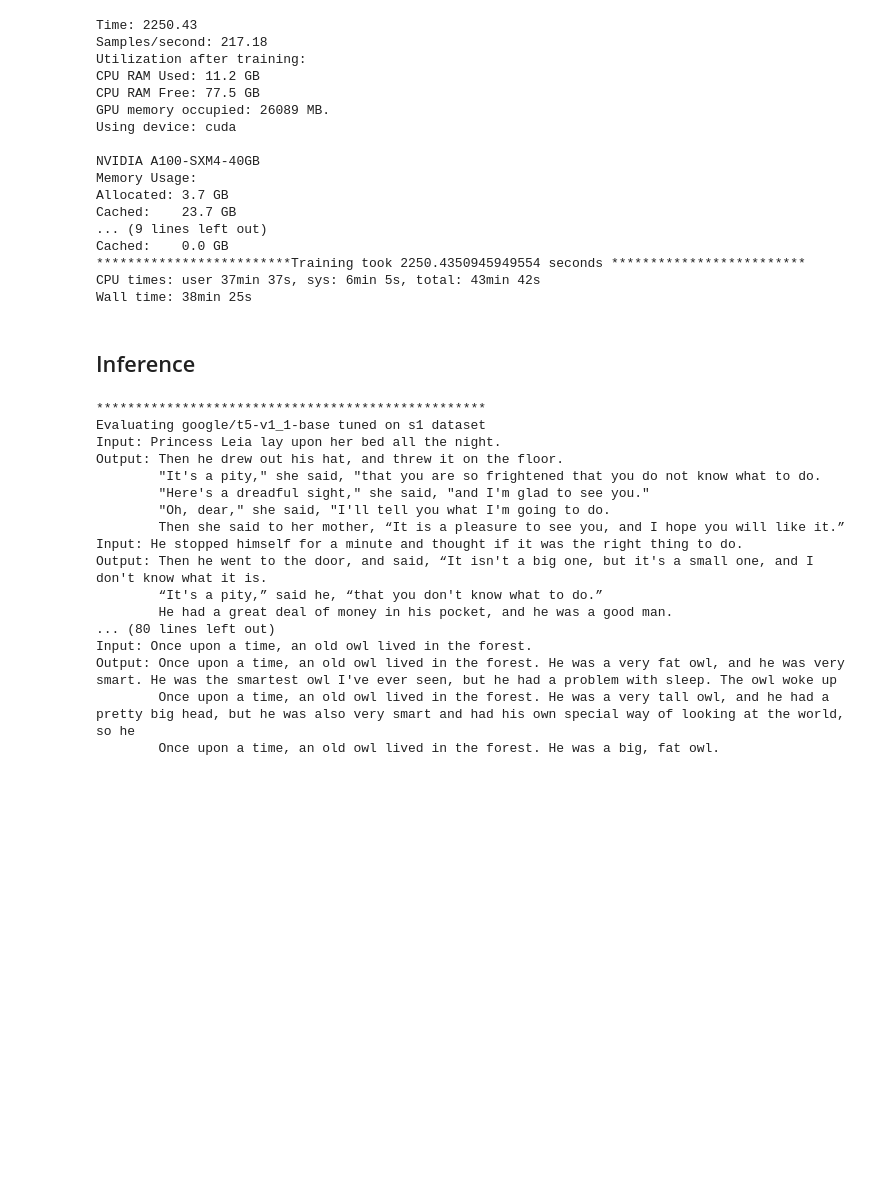
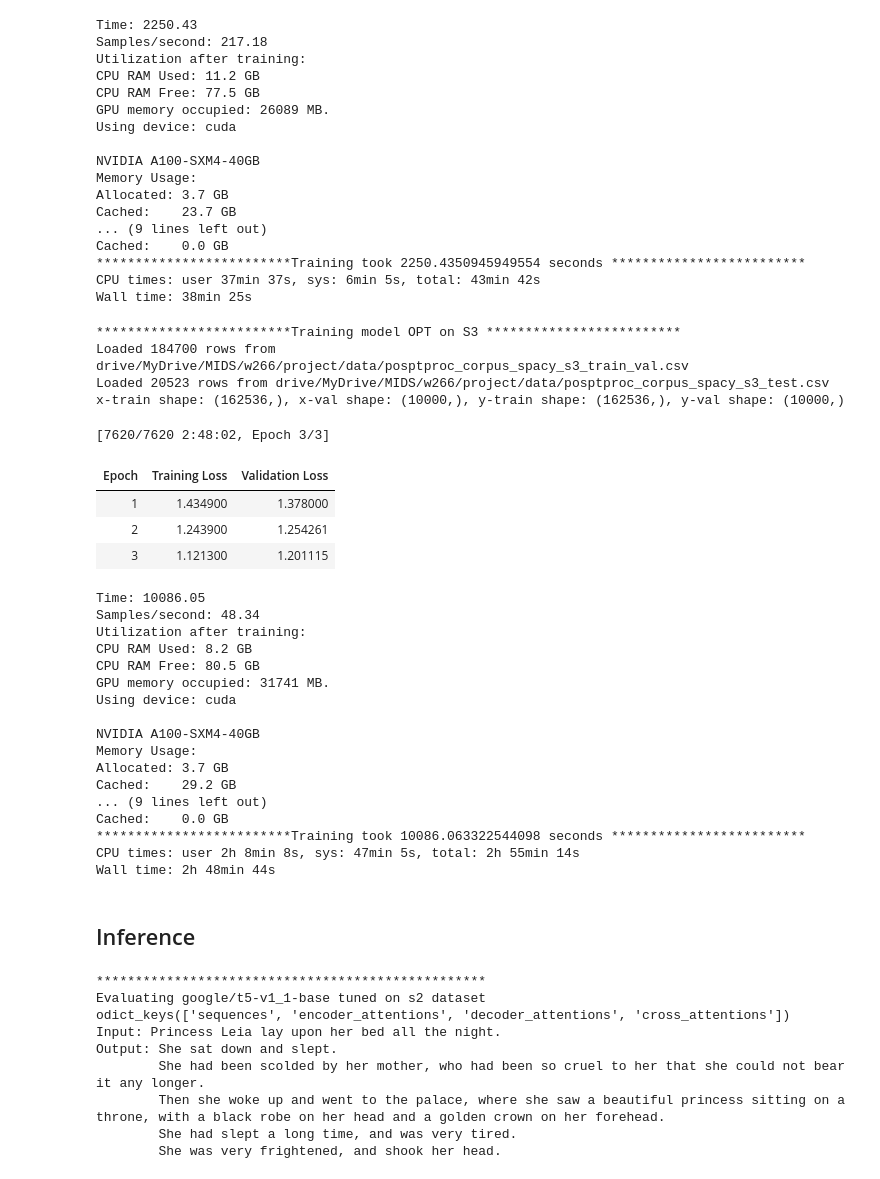
Before and after one commit to ram-senth/datasci-w266-2023-spring-team-story-bot, a Jupyter notebook: model_finetuning.ipynb, the cells around one changed output. Saved outputs shown, nothing was run; the diff lists cells and outputs as text; code cells hidden in the pictures; blank space fills up the shorter version.

Commit message:
Added training of OPT model on S3 dataset

```diff
--- a/model_finetuning.ipynb
+++ b/model_finetuning.ipynb
@@ -294,6 +293,8 @@ tuning_configs = common.create_configs(GDRIVE_BASE, t5_trainer_provider, t5_data
 # %% [markdown]
 ## Train Model
 # %%
+tuning_configs = common.create_configs(GDRIVE_BASE, t5_trainer_provider, t5_datasets_provider, opt_trainer_provider, opt_datasets_provider)
+
 def train(config, device):
   # Load the data
   x_train, x_val, y_train, y_val = load_data(
@@ -324,7 +325,7 @@ def train(config, device):
   trainer.save_model(config.tuned_model_path)
 
   # Post training cleanup
-  trainer = None
+  del trainer, training_set, validation_set, x_train, x_val, y_train, y_val
   free_gpu_ram()
   print('Utilization after post training cleanup: ')
   print_utilization()
@@ -490,6 +491,37 @@ Cached:    0.0 GB
 *************************Training took 2250.4350945949554 seconds *************************
 CPU times: user 37min 37s, sys: 6min 5s, total: 43min 42s
 Wall time: 38min 25s
+# %%
+%%time
+print(f'{"*"*25}Training model OPT on S3 {"*"*25}')
+train(get_config('opt', 's3'), device)
+# %% [output]
+*************************Training model OPT on S3 *************************
+Loaded 184700 rows from drive/MyDrive/MIDS/w266/project/data/posptproc_corpus_spacy_s3_train_val.csv
+Loaded 20523 rows from drive/MyDrive/MIDS/w266/project/data/posptproc_corpus_spacy_s3_test.csv
+x-train shape: (162536,), x-val shape: (10000,), y-train shape: (162536,), y-val shape: (10000,)
+[7620/7620 2:48:02, Epoch 3/3]
+| Epoch | Training Loss | Validation Loss |
+| 1 | 1.434900 | 1.378000 |
+| 2 | 1.243900 | 1.254261 |
+| 3 | 1.121300 | 1.201115 |
+Time: 10086.05
+Samples/second: 48.34
+Utilization after training:
+CPU RAM Used: 8.2 GB
+CPU RAM Free: 80.5 GB
+GPU memory occupied: 31741 MB.
+Using device: cuda
+
+NVIDIA A100-SXM4-40GB
+Memory Usage:
+Allocated: 3.7 GB
+Cached:    29.2 GB
+... (9 lines left out)
+Cached:    0.0 GB
+*************************Training took 10086.063322544098 seconds *************************
+CPU times: user 2h 8min 8s, sys: 47min 5s, total: 2h 55min 14s
+Wall time: 2h 48min 44s
 # %% [markdown]
 ## Inference
 # %%
@@ -539,30 +611,17 @@ def evaluate(model_family, model, tokenizer, lines, prompt, device):
 ## Untrained T5 model
 # evaluate(T5ForConditionalGeneration.from_pretrained("t5-large").cuda(), t5_tokenizer, FINAL_TEST_LIST, "Continue the next sentence of the story: ")
 # %%
-for name, config in tuning_configs.items():
-  tokenizer = AutoTokenizer.from_pretrained(config.model_name)
-  print('*' *50)
-  print(f'Evaluating {config.model_name} tuned on {config.dataset} dataset')
-  if config.model_family == 't5':
-    model = T5ForConditionalGeneration.from_pretrained(config.tuned_model_path).to(device)
-  else:
-    model = OPTForCausalLM.from_pretrained(config.model_name).to(device)
-  evaluate(config.model_family, model, tokenizer, FINAL_TEST_LIST, config.prompt, device)
+generate_for(tuning_configs['t5_s2'], torch.device("cuda"), viz=False)
+
+# for name, config in tuning_configs.items():
+#   evaluate_with_config(config, device, viz=False)
 # %% [output]
 **************************************************
-Evaluating google/t5-v1_1-base tuned on s1 dataset
+Evaluating google/t5-v1_1-base tuned on s2 dataset
+odict_keys(['sequences', 'encoder_attentions', 'decoder_attentions', 'cross_attentions'])
 Input: Princess Leia lay upon her bed all the night.
-Output: Then he drew out his hat, and threw it on the floor.
-        "It's a pity," she said, "that you are so frightened that you do not know what to do.
-        "Here's a dreadful sight," she said, "and I'm glad to see you."
-        "Oh, dear," she said, "I'll tell you what I'm going to do.
-        Then she said to her mother, “It is a pleasure to see you, and I hope you will like it.”
-Input: He stopped himself for a minute and thought if it was the right thing to do.
-Output: Then he went to the door, and said, “It isn't a big one, but it's a small one, and I don't know what it is.
-        “It's a pity,” said he, “that you don't know what to do.”
-        He had a great deal of money in his pocket, and he was a good man.
-... (80 lines left out)
-Input: Once upon a time, an old owl lived in the forest.
-Output: Once upon a time, an old owl lived in the forest. He was a very fat owl, and he was very smart. He was the smartest owl I've ever seen, but he had a problem with sleep. The owl woke up
-        Once upon a time, an old owl lived in the forest. He was a very tall owl, and he had a pretty big head, but he was also very smart and had his own special way of looking at the world, so he
-        Once upon a time, an old owl lived in the forest. He was a big, fat owl.
+Output: She sat down and slept.
+        She had been scolded by her mother, who had been so cruel to her that she could not bear it any longer.
+        Then she woke up and went to the palace, where she saw a beautiful princess sitting on a throne, with a black robe on her head and a golden crown on her forehead.
+        She had slept a long time, and was very tired.
+        She was very frightened, and shook her head.
```
Also changed, not shown: parts of 7 cells of this notebook.
